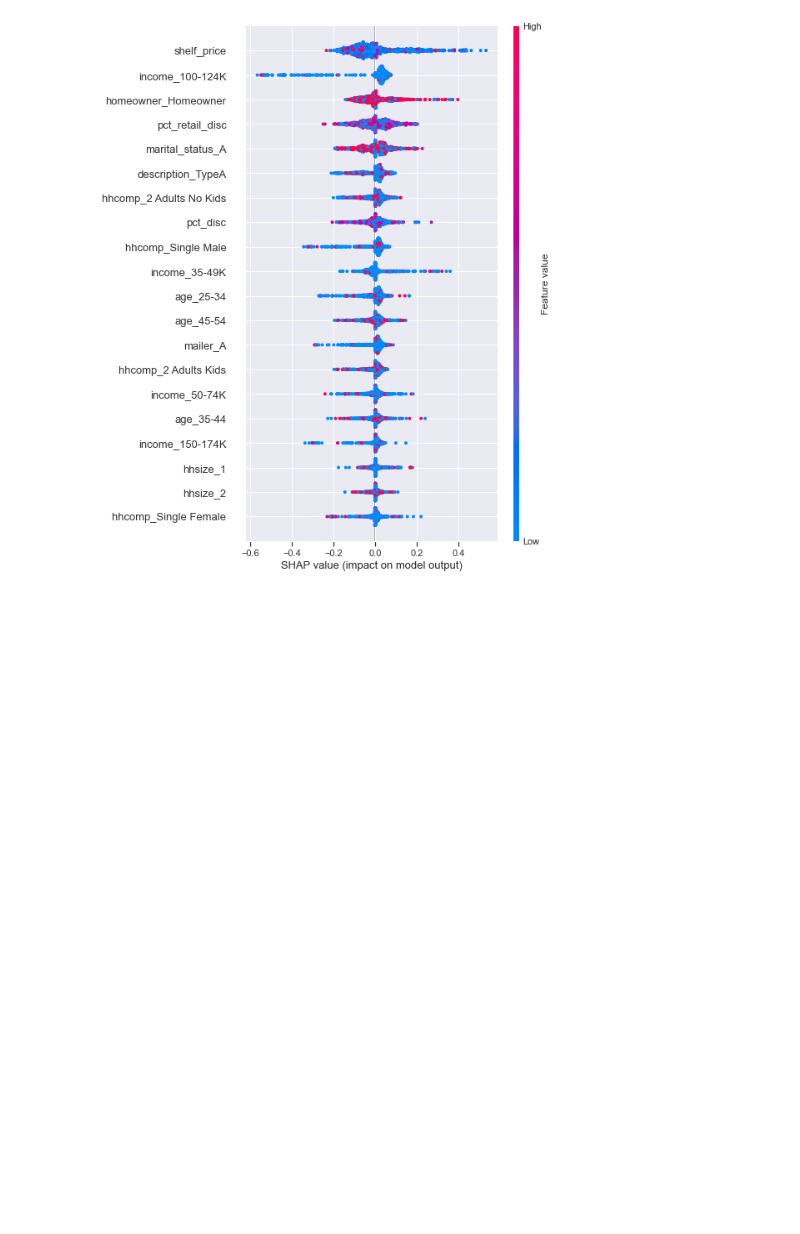
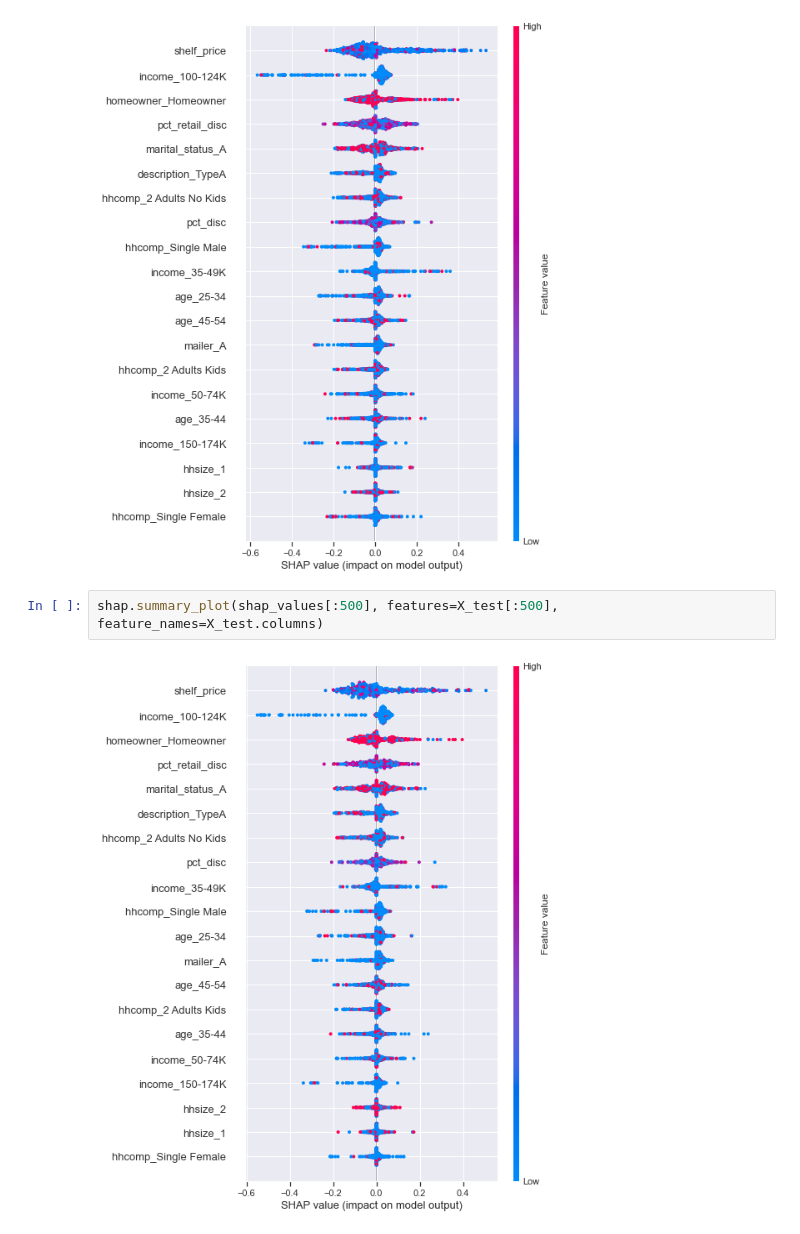
Before and after one commit to GabrieleStoeckl/Capstone_v1.0, a Jupyter notebook: 04_modelling/yoghurt_importances_with_shap.ipynb, the cells around one changed output. Drawn from its saved outputs; the diff is of its cells as text; blank space fills up the shorter version.

```diff
--- a/04_modelling/yoghurt_importances_with_shap.ipynb
+++ b/04_modelling/yoghurt_importances_with_shap.ipynb
@@ -187,3 +187,7 @@ array([[-0.0140458 ,  0.00368947,  0.091774  , ...,  0.        ,
 shap.summary_plot(shap_values, features=X_test[:1000], feature_names=X_test.columns)
 # %% [output]
 [figure]
+# %%
+shap.summary_plot(shap_values[:500], features=X_test[:500], feature_names=X_test.columns)
+# %% [output]
+[figure, added]
```
Also changed, not shown: 38 other files.
